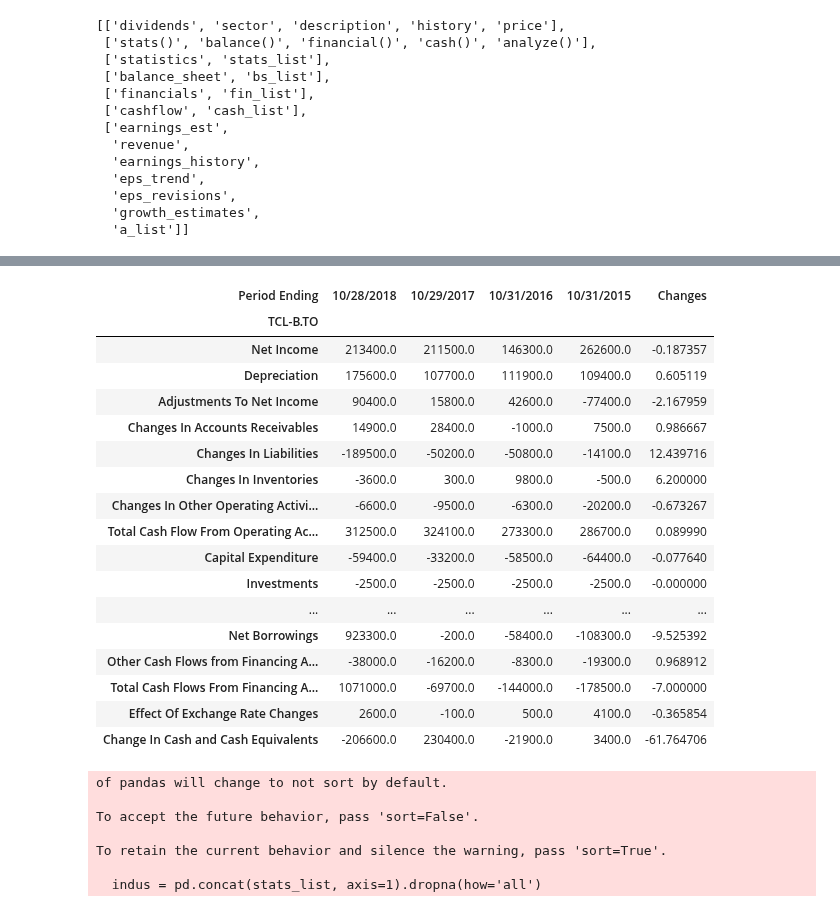
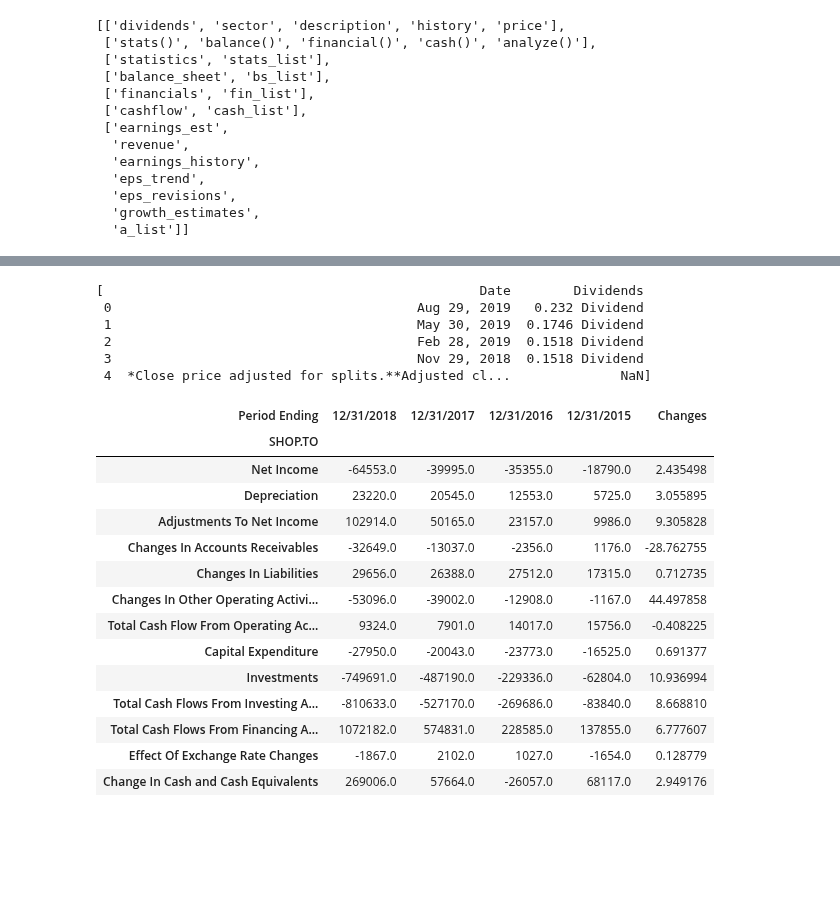
Before and after one commit to dray89/finance_python, a Jupyter notebook: Instructions_Example.ipynb, the cells around one changed output, grey strips where cells are left out. Drawn from its saved outputs; the diff is of its cells as text; code cells hidden in the pictures; blank space fills up the shorter version.

```diff
--- a/Instructions_Example.ipynb
+++ b/Instructions_Example.ipynb
@@ -80,0 +79,2 @@ one, two = stocks
+# %%
+shop, kxs, otex = stocks
@@ -143,36 +149,34 @@ nan
+# %%
+otex.dividends
+# %% [output]
+[                                                Date        Dividends
+ 0                                       Aug 29, 2019   0.232 Dividend
+ 1                                       May 30, 2019  0.1746 Dividend
+ 2                                       Feb 28, 2019  0.1518 Dividend
+ 3                                       Nov 29, 2018  0.1518 Dividend
+ 4  *Close price adjusted for splits.**Adjusted cl...              NaN]
 # %%
-one.cashflow.dropna()
+shop.cashflow.dropna()
 # %% [output]
-| Period Ending | 10/28/2018 | 10/29/2017 | 10/31/2016 | 10/31/2015 | Changes |
-| TCL-B.TO |  |  |  |  |  |
-| Net Income | 213400.0 | 211500.0 | 146300.0 | 262600.0 | -0.187357 |
-| Depreciation | 175600.0 | 107700.0 | 111900.0 | 109400.0 | 0.605119 |
-| Adjustments To Net Income | 90400.0 | 15800.0 | 42600.0 | -77400.0 | -2.167959 |
-| Changes In Accounts Receivables | 14900.0 | 28400.0 | -1000.0 | 7500.0 | 0.986667 |
-| Changes In Liabilities | -189500.0 | -50200.0 | -50800.0 | -14100.0 | 12.439716 |
-| Changes In Inventories | -3600.0 | 300.0 | 9800.0 | -500.0 | 6.200000 |
-| Changes In Other Operating Activi... | -6600.0 | -9500.0 | -6300.0 | -20200.0 | -0.673267 |
-| Total Cash Flow From Operating Ac... | 312500.0 | 324100.0 | 273300.0 | 286700.0 | 0.089990 |
-| Capital Expenditure | -59400.0 | -33200.0 | -58500.0 | -64400.0 | -0.077640 |
-| Investments | -2500.0 | -2500.0 | -2500.0 | -2500.0 | -0.000000 |
-| ... | ... | ... | ... | ... | ... |
-| Net Borrowings | 923300.0 | -200.0 | -58400.0 | -108300.0 | -9.525392 |
-| Other Cash Flows from Financing A... | -38000.0 | -16200.0 | -8300.0 | -19300.0 | 0.968912 |
-| Total Cash Flows From Financing A... | 1071000.0 | -69700.0 | -144000.0 | -178500.0 | -7.000000 |
-| Effect Of Exchange Rate Changes | 2600.0 | -100.0 | 500.0 | 4100.0 | -0.365854 |
-| Change In Cash and Cash Equivalents | -206600.0 | 230400.0 | -21900.0 | 3400.0 | -61.764706 |
+| Period Ending | 12/31/2018 | 12/31/2017 | 12/31/2016 | 12/31/2015 | Changes |
+| SHOP.TO |  |  |  |  |  |
+| Net Income | -64553.0 | -39995.0 | -35355.0 | -18790.0 | 2.435498 |
+| Depreciation | 23220.0 | 20545.0 | 12553.0 | 5725.0 | 3.055895 |
+| Adjustments To Net Income | 102914.0 | 50165.0 | 23157.0 | 9986.0 | 9.305828 |
+| Changes In Accounts Receivables | -32649.0 | -13037.0 | -2356.0 | 1176.0 | -28.762755 |
+| Changes In Liabilities | 29656.0 | 26388.0 | 27512.0 | 17315.0 | 0.712735 |
+| Changes In Other Operating Activi... | -53096.0 | -39002.0 | -12908.0 | -1167.0 | 44.497858 |
+| Total Cash Flow From Operating Ac... | 9324.0 | 7901.0 | 14017.0 | 15756.0 | -0.408225 |
+| Capital Expenditure | -27950.0 | -20043.0 | -23773.0 | -16525.0 | 0.691377 |
+| Investments | -749691.0 | -487190.0 | -229336.0 | -62804.0 | 10.936994 |
+| Total Cash Flows From Investing A... | -810633.0 | -527170.0 | -269686.0 | -83840.0 | 8.668810 |
+| Total Cash Flows From Financing A... | 1072182.0 | 574831.0 | 228585.0 | 137855.0 | 6.777607 |
+| Effect Of Exchange Rate Changes | -1867.0 | 2102.0 | 1027.0 | -1654.0 | 0.128779 |
+| Change In Cash and Cash Equivalents | 269006.0 | 57664.0 | -26057.0 | 68117.0 | 2.949176 |
 # %%
 portfolio = industry()
 # %%
-portfolio.statistics(one.stats_list)
+portfolio.statistics(shop.stats_list)
-# %% [output]
-of pandas will change to not sort by default.
-
-To accept the future behavior, pass 'sort=False'.
-
-To retain the current behavior and silence the warning, pass 'sort=True'.
-
-  indus = pd.concat(stats_list, axis=1).dropna(how='all')
 # %%
 portfolio.statistics.dropna(how='all')
 # %% [output]
```
Also changed, not shown: parts of 30 cells of this notebook.
